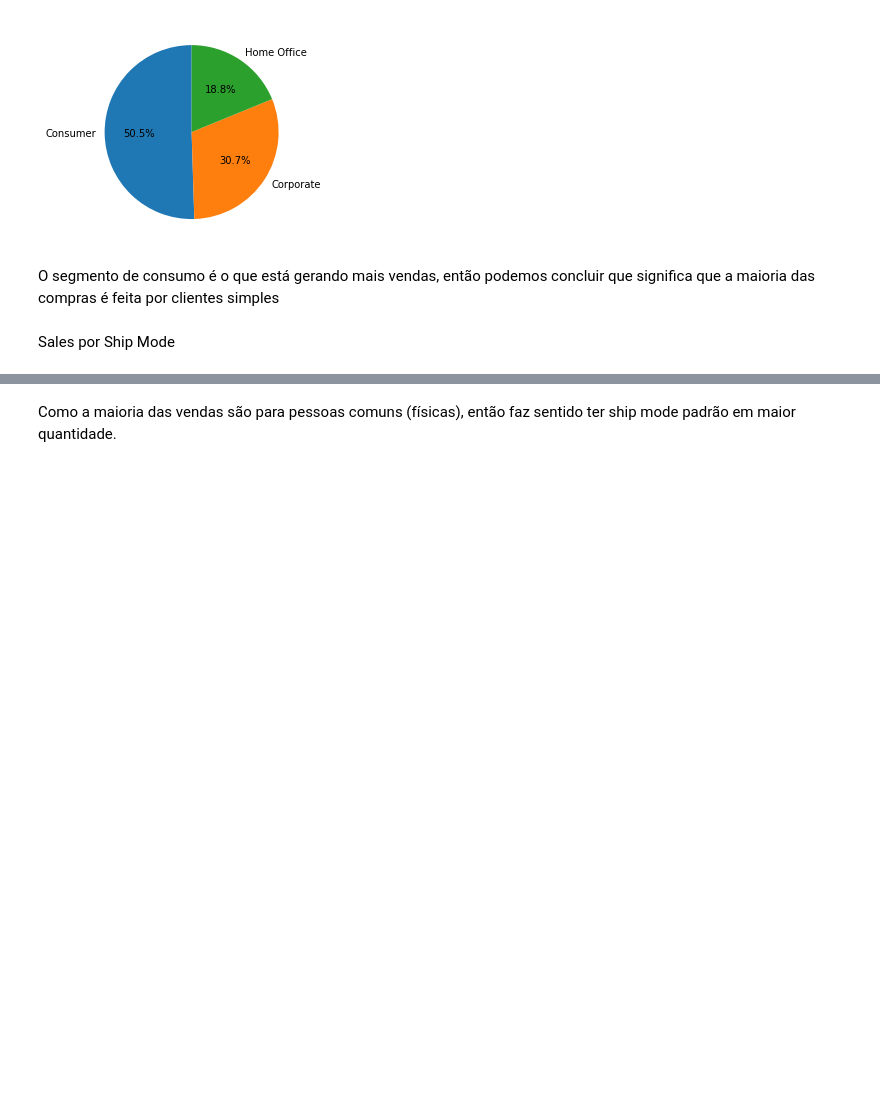
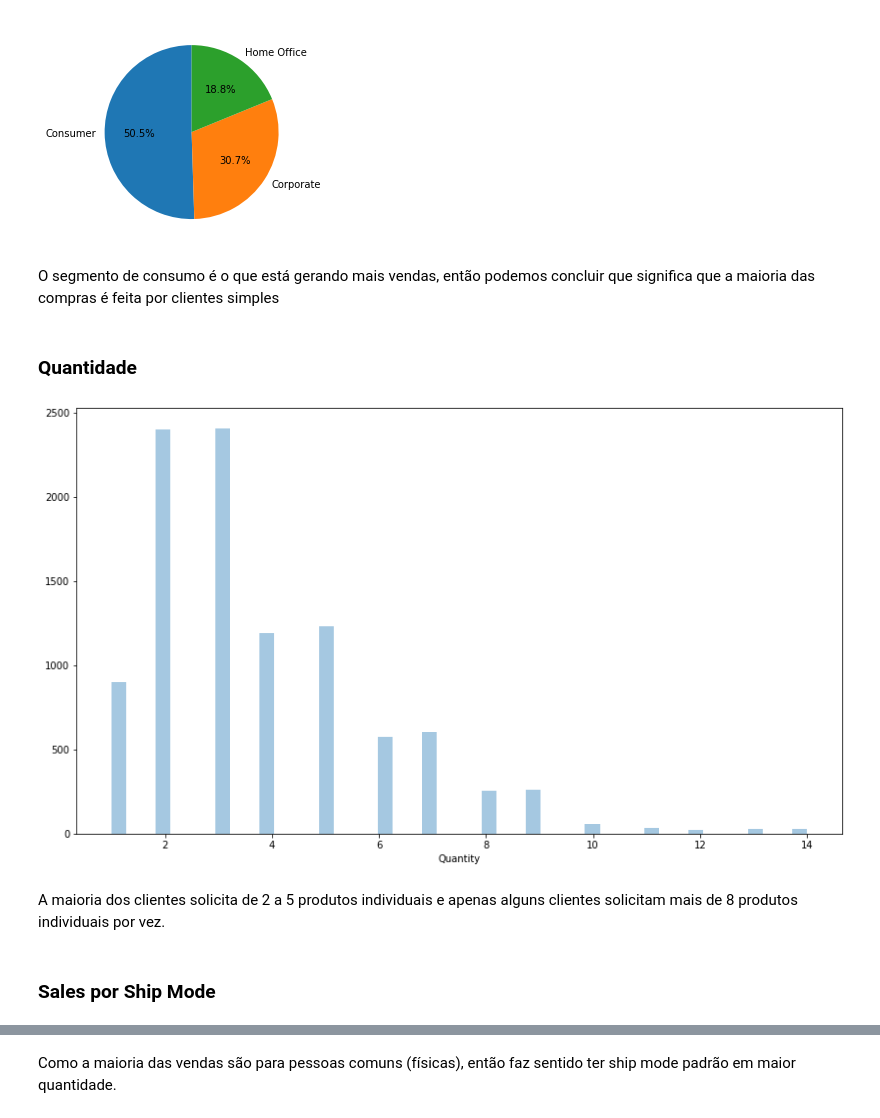
Before and after one commit to glaubosclimaco/entregaveis, a Jupyter notebook: Cenario_I.ipynb, the cells around one changed output, grey strips where cells are left out. Saved outputs shown, nothing was run; the diff lists cells and outputs as text; code cells hidden in the pictures; blank space fills up the shorter version.

```diff
--- a/Cenario_I.ipynb
+++ b/Cenario_I.ipynb
@@ -230,8 +252,17 @@ Vendas por segmento:
 [figure]
 # %% [markdown]
 O segmento de consumo é o que está gerando mais vendas, então podemos concluir que significa que a maioria das compras é feita por clientes simples
+# %% [markdown]
+### Quantidade
+# %%
+plt.figure(figsize=(14,8))
+QuantityPlot = sns.distplot(df['Quantity'], kde=False)
+# %% [output]
+[figure, added]
+# %% [markdown]
+A maioria dos clientes solicita de 2 a 5 produtos individuais e apenas alguns clientes solicitam mais de 8 produtos individuais por vez.
 # %% [markdown]
-Sales por Ship Mode
+### Sales por Ship Mode
 # %%
 # print('\nSales por Ship Mode: \n')
 sns.barplot('Ship Mode','Sales',data=df,estimator=sum)
```
Also changed, not shown: parts of 30 cells of this notebook.
